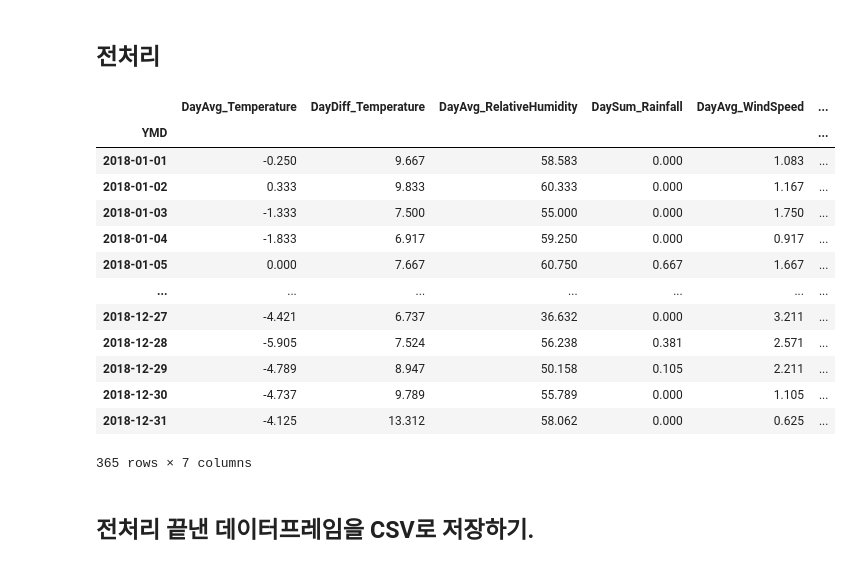
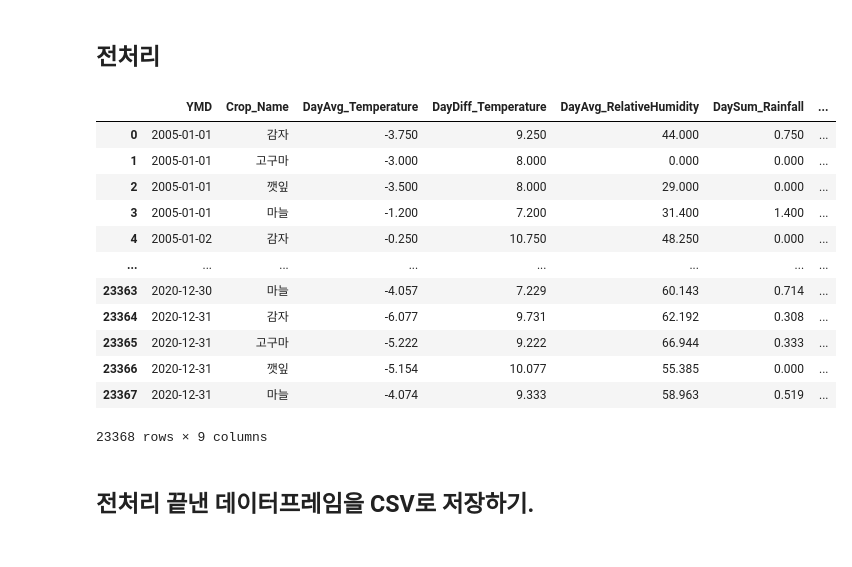
Before and after one commit to mols3131d/Agricultural-Products-Price-Prediction-, a Jupyter notebook: Data Collection/AgriWeather.ipynb, the cells around one changed output. Saved outputs shown, nothing was run; the diff lists cells and outputs as text; code cells hidden in the pictures.

```diff
--- a/Data Collection/AgriWeather.ipynb
+++ b/Data Collection/AgriWeather.ipynb
@@ -645,49 +656,48 @@ dict = {
 df = df.astype(dict)
 
 
 # 파생 컬럼
 df["DayDiff_Temperature"] = (
     df["DayMax_Temperature"] - df["DayMin_Temperature"]
 )
 
 
 # 반환할 컬럼
 col_list = [
     "YMD",
     "Crop_Name",
     "DayAvg_Temperature",
     "DayDiff_Temperature",
     # "DayMax_Temperature",
     # "DayMin_Temperature",
     "DayAvg_RelativeHumidity",
     # "DayMin_RelativeHumidity",
     "DaySum_Rainfall",
     "DayAvg_WindSpeed",
     "DaySum_Sunshine",
     "Warning_Count",
     # "Warning_Code",
 ]
 
 
 # 모든 지역 평균
-df = df.groupby("YMD")[col_list].mean()
+df = df.groupby(["YMD","Crop_Name"])[col_list].mean()
 
-display(df)
+display(df.reset_index())
 # %% [output]
-|  | DayAvg_Temperature | DayDiff_Temperature | DayAvg_RelativeHumidity | DaySum_Rainfall | DayAvg_WindSpeed | ... |
-| YMD |  |  |  |  |  | ... |
-| 2018-01-01 | -0.250 | 9.667 | 58.583 | 0.000 | 1.083 | ... |
-| 2018-01-02 | 0.333 | 9.833 | 60.333 | 0.000 | 1.167 | ... |
-| 2018-01-03 | -1.333 | 7.500 | 55.000 | 0.000 | 1.750 | ... |
-| 2018-01-04 | -1.833 | 6.917 | 59.250 | 0.000 | 0.917 | ... |
-| 2018-01-05 | 0.000 | 7.667 | 60.750 | 0.667 | 1.667 | ... |
-| ... | ... | ... | ... | ... | ... | ... |
-| 2018-12-27 | -4.421 | 6.737 | 36.632 | 0.000 | 3.211 | ... |
-| 2018-12-28 | -5.905 | 7.524 | 56.238 | 0.381 | 2.571 | ... |
-| 2018-12-29 | -4.789 | 8.947 | 50.158 | 0.105 | 2.211 | ... |
-| 2018-12-30 | -4.737 | 9.789 | 55.789 | 0.000 | 1.105 | ... |
-| 2018-12-31 | -4.125 | 13.312 | 58.062 | 0.000 | 0.625 | ... |
+|  | YMD | Crop_Name | DayAvg_Temperature | DayDiff_Temperature | DayAvg_RelativeHumidity | DaySum_Rainfall | ... |
+| 0 | 2005-01-01 | 감자 | -3.750 | 9.250 | 44.000 | 0.750 | ... |
+| 1 | 2005-01-01 | 고구마 | -3.000 | 8.000 | 0.000 | 0.000 | ... |
+| 2 | 2005-01-01 | 깻잎 | -3.500 | 8.000 | 29.000 | 0.000 | ... |
+| 3 | 2005-01-01 | 마늘 | -1.200 | 7.200 | 31.400 | 1.400 | ... |
+| 4 | 2005-01-02 | 감자 | -0.250 | 10.750 | 48.250 | 0.000 | ... |
+| ... | ... | ... | ... | ... | ... | ... | ... |
+| 23363 | 2020-12-30 | 마늘 | -4.057 | 7.229 | 60.143 | 0.714 | ... |
+| 23364 | 2020-12-31 | 감자 | -6.077 | 9.731 | 62.192 | 0.308 | ... |
+| 23365 | 2020-12-31 | 고구마 | -5.222 | 9.222 | 66.944 | 0.333 | ... |
+| 23366 | 2020-12-31 | 깻잎 | -5.154 | 10.077 | 55.385 | 0.000 | ... |
+| 23367 | 2020-12-31 | 마늘 | -4.074 | 9.333 | 58.963 | 0.519 | ... |
-365 rows × 7 columns
+23368 rows × 9 columns
 # %% [markdown]
 ## 전처리 끝낸 데이터프레임을 CSV로 저장하기.
 # %%
```
Also changed, not shown: parts of 3 cells of this notebook.
